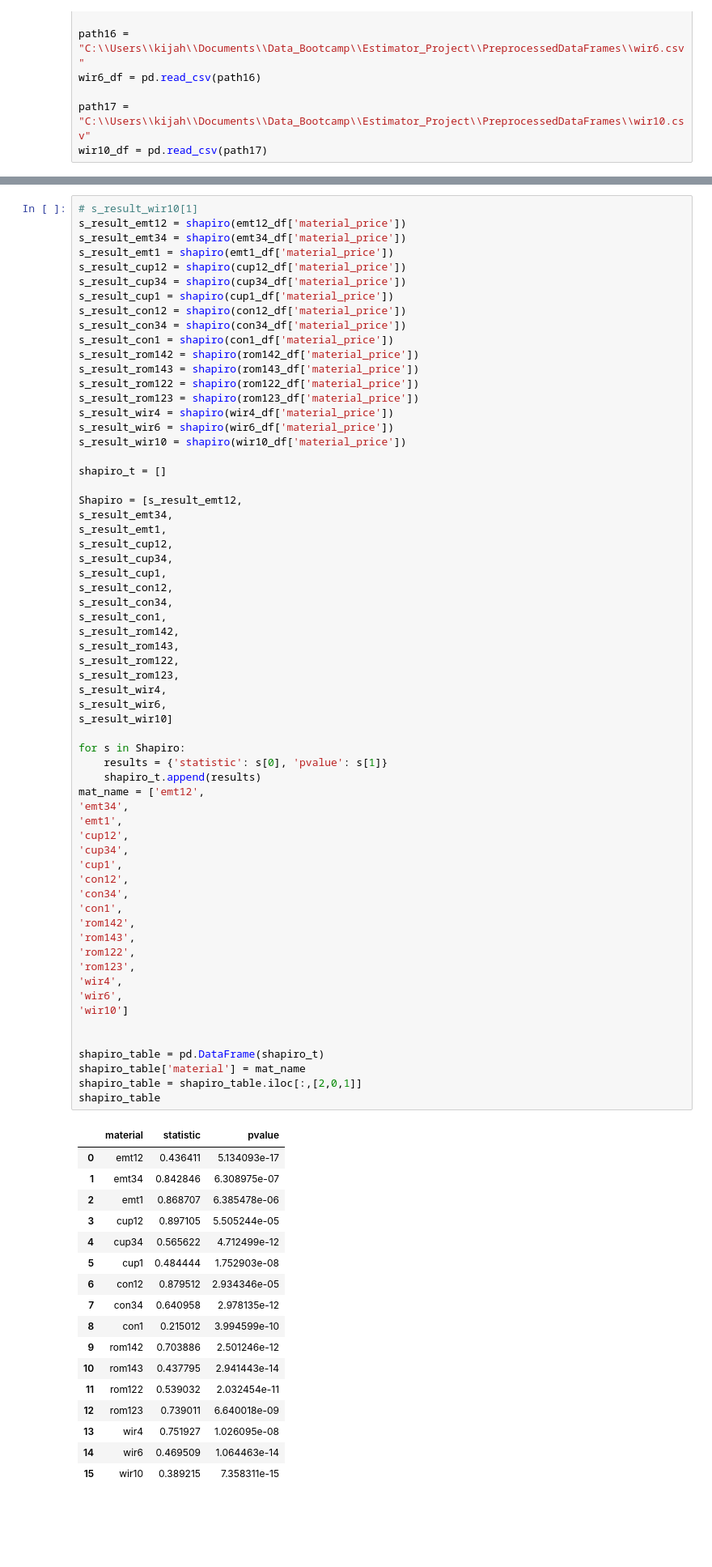
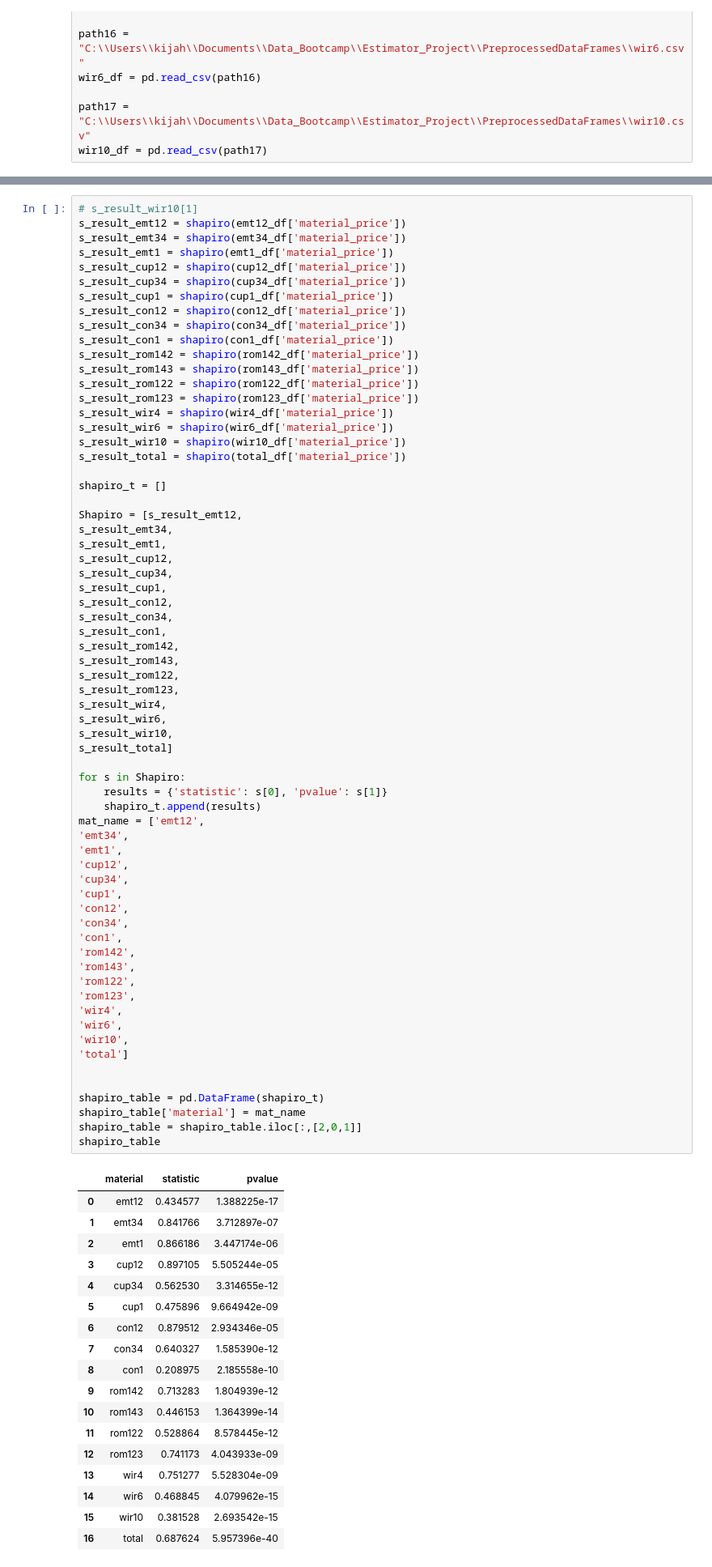
Before and after one commit to thegreatkeej/Estimator_Project, a Jupyter notebook: Resources/Machine_Learning.ipynb, the cells around one changed output, grey strips where cells are left out. Shown at 81% size. Cells and saved outputs as stored; diff of their text form; blank space fills up the shorter version.

Commit message:
Looked at correlations between materials, Created correlation matrix and updated data (1034 rows)

```diff
--- a/Resources/Machine_Learning.ipynb
+++ b/Resources/Machine_Learning.ipynb
@@ -83,6 +87,7 @@ s_result_rom123 = shapiro(rom123_df['material_price'])
 s_result_wir4 = shapiro(wir4_df['material_price'])
 s_result_wir6 = shapiro(wir6_df['material_price'])
 s_result_wir10 = shapiro(wir10_df['material_price'])
+s_result_total = shapiro(total_df['material_price'])
 
 shapiro_t = []
 
@@ -101,49 +106,52 @@ s_result_rom122,
 s_result_rom123,
 s_result_wir4,
 s_result_wir6,
-s_result_wir10]
+s_result_wir10,
+s_result_total]
 
 for s in Shapiro:
     results = {'statistic': s[0], 'pvalue': s[1]}
     shapiro_t.append(results)
 mat_name = ['emt12',
 'emt34',
 'emt1',
 'cup12',
 'cup34',
 'cup1',
 'con12',
 'con34',
 'con1',
 'rom142',
 'rom143',
 'rom122',
 'rom123',
 'wir4',
 'wir6',
-'wir10']
+'wir10',
+'total']
 
 
 shapiro_table = pd.DataFrame(shapiro_t)
 shapiro_table['material'] = mat_name
 shapiro_table = shapiro_table.iloc[:,[2,0,1]]
 shapiro_table
 # %% [output]
 |  | material | statistic | pvalue |
-| 0 | emt12 | 0.436411 | 5.134093e-17 |
-| 1 | emt34 | 0.842846 | 6.308975e-07 |
-| 2 | emt1 | 0.868707 | 6.385478e-06 |
+| 0 | emt12 | 0.434577 | 1.388225e-17 |
+| 1 | emt34 | 0.841766 | 3.712897e-07 |
+| 2 | emt1 | 0.866186 | 3.447174e-06 |
 | 3 | cup12 | 0.897105 | 5.505244e-05 |
-| 4 | cup34 | 0.565622 | 4.712499e-12 |
-| 5 | cup1 | 0.484444 | 1.752903e-08 |
+| 4 | cup34 | 0.562530 | 3.314655e-12 |
+| 5 | cup1 | 0.475896 | 9.664942e-09 |
 | 6 | con12 | 0.879512 | 2.934346e-05 |
-| 7 | con34 | 0.640958 | 2.978135e-12 |
-| 8 | con1 | 0.215012 | 3.994599e-10 |
-| 9 | rom142 | 0.703886 | 2.501246e-12 |
-| 10 | rom143 | 0.437795 | 2.941443e-14 |
-| 11 | rom122 | 0.539032 | 2.032454e-11 |
-| 12 | rom123 | 0.739011 | 6.640018e-09 |
-| 13 | wir4 | 0.751927 | 1.026095e-08 |
-| 14 | wir6 | 0.469509 | 1.064463e-14 |
-| 15 | wir10 | 0.389215 | 7.358311e-15 |
+| 7 | con34 | 0.640327 | 1.585390e-12 |
+| 8 | con1 | 0.208975 | 2.185558e-10 |
+| 9 | rom142 | 0.713283 | 1.804939e-12 |
+| 10 | rom143 | 0.446153 | 1.364399e-14 |
+| 11 | rom122 | 0.528864 | 8.578445e-12 |
+| 12 | rom123 | 0.741173 | 4.043933e-09 |
+| 13 | wir4 | 0.751277 | 5.528304e-09 |
+| 14 | wir6 | 0.468845 | 4.079962e-15 |
+| 15 | wir10 | 0.381528 | 2.693542e-15 |
+| 16 | total | 0.687624 | 5.957396e-40 |
 # %%
```
Also changed, not shown: parts of 14 cells of this notebook, 30 other files.
